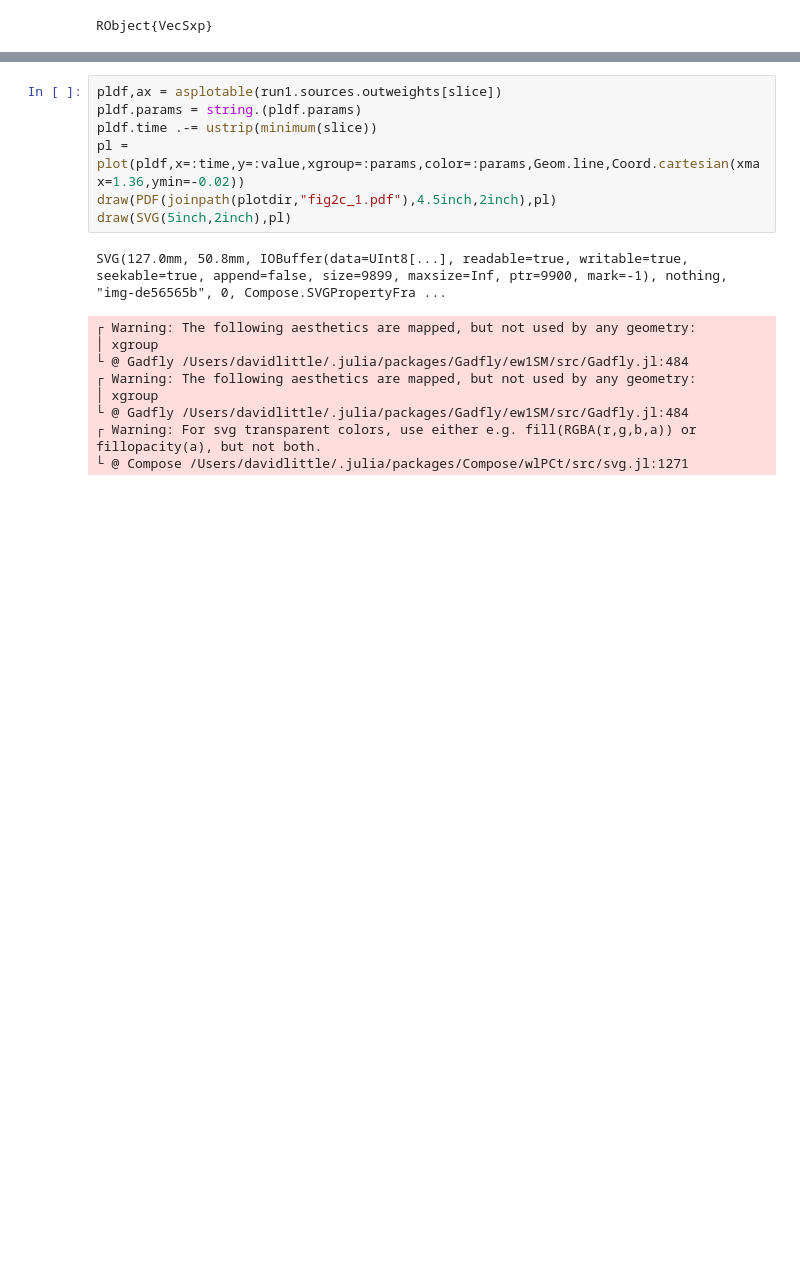
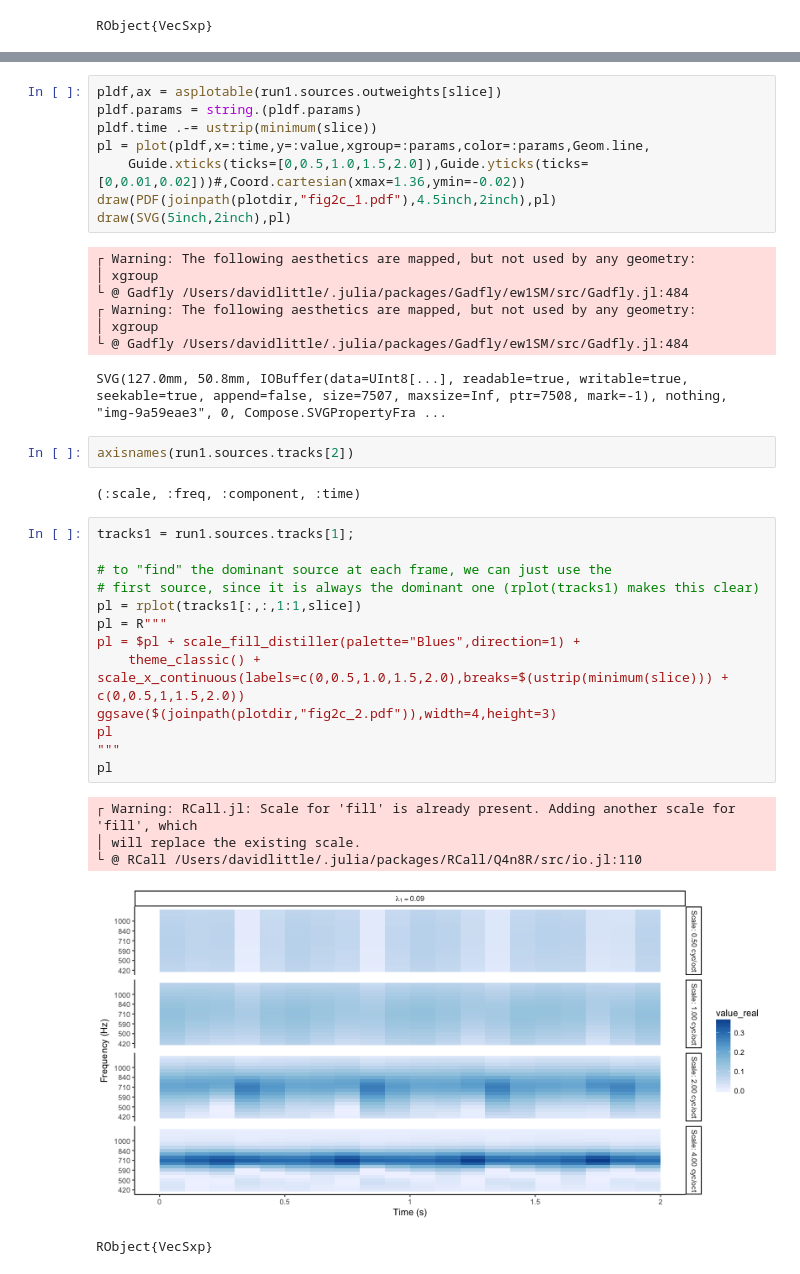
Before and after one commit to haberdashPI/bistable, a Jupyter notebook: notebooks/Figure 2.ipynb, the cells around one changed output, grey strips where cells are left out. Cells and saved outputs as stored; diff of their text form; blank space fills up the shorter version.

```diff
--- a/notebooks/Figure 2.ipynb
+++ b/notebooks/Figure 2.ipynb
@@ -78,16 +96,38 @@ RObject{VecSxp}
 pldf,ax = asplotable(run1.sources.outweights[slice])
 pldf.params = string.(pldf.params)
 pldf.time .-= ustrip(minimum(slice))
-pl = plot(pldf,x=:time,y=:value,xgroup=:params,color=:params,Geom.line,Coord.cartesian(xmax=1.36,ymin=-0.02))
+pl = plot(pldf,x=:time,y=:value,xgroup=:params,color=:params,Geom.line,
+    Guide.xticks(ticks=[0,0.5,1.0,1.5,2.0]),Guide.yticks(ticks=[0,0.01,0.02]))#,Coord.cartesian(xmax=1.36,ymin=-0.02))
 draw(PDF(joinpath(plotdir,"fig2c_1.pdf"),4.5inch,2inch),pl)
 draw(SVG(5inch,2inch),pl)
 # %% [output]
-SVG(127.0mm, 50.8mm, IOBuffer(data=UInt8[...], readable=true, writable=true, seekable=true, append=false, size=9899, maxsize=Inf, ptr=9900, mark=-1), nothing, "img-de56565b", 0, Compose.SVGPropertyFra ...
+┌ Warning: The following aesthetics are mapped, but not used by any geometry:
+│ xgroup
+└ @ Gadfly /Users/davidlittle/.julia/packages/Gadfly/ew1SM/src/Gadfly.jl:484
+┌ Warning: The following aesthetics are mapped, but not used by any geometry:
+│ xgroup
+└ @ Gadfly /Users/davidlittle/.julia/packages/Gadfly/ew1SM/src/Gadfly.jl:484
-┌ Warning: The following aesthetics are mapped, but not used by any geometry:
-│ xgroup
-└ @ Gadfly /Users/davidlittle/.julia/packages/Gadfly/ew1SM/src/Gadfly.jl:484
-┌ Warning: The following aesthetics are mapped, but not used by any geometry:
-│ xgroup
-└ @ Gadfly /Users/davidlittle/.julia/packages/Gadfly/ew1SM/src/Gadfly.jl:484
-┌ Warning: For svg transparent colors, use either e.g. fill(RGBA(r,g,b,a)) or fillopacity(a), but not both.
-└ @ Compose /Users/davidlittle/.julia/packages/Compose/wlPCt/src/svg.jl:1271
+SVG(127.0mm, 50.8mm, IOBuffer(data=UInt8[...], readable=true, writable=true, seekable=true, append=false, size=7507, maxsize=Inf, ptr=7508, mark=-1), nothing, "img-9a59eae3", 0, Compose.SVGPropertyFra ...
+# %%
+axisnames(run1.sources.tracks[2])
+# %% [output]
+(:scale, :freq, :component, :time)
+# %%
+tracks1 = run1.sources.tracks[1];
+
+# to "find" the dominant source at each frame, we can just use the
+# first source, since it is always the dominant one (rplot(tracks1) makes this clear)
+pl = rplot(tracks1[:,:,1:1,slice])
+pl = R"""
+pl = $pl + scale_fill_distiller(palette="Blues",direction=1) +
+    theme_classic() + scale_x_continuous(labels=c(0,0.5,1.0,1.5,2.0),breaks=$(ustrip(minimum(slice))) + c(0,0.5,1,1.5,2.0))
+ggsave($(joinpath(plotdir,"fig2c_2.pdf")),width=4,height=3)
+pl
+"""
+pl
+# %% [output]
+┌ Warning: RCall.jl: Scale for 'fill' is already present. Adding another scale for 'fill', which
+│ will replace the existing scale.
+└ @ RCall /Users/davidlittle/.julia/packages/RCall/Q4n8R/src/io.jl:110
+[figure, added]
+RObject{VecSxp}
```
Also changed, not shown: parts of 12 cells of this notebook, 29 other files.
